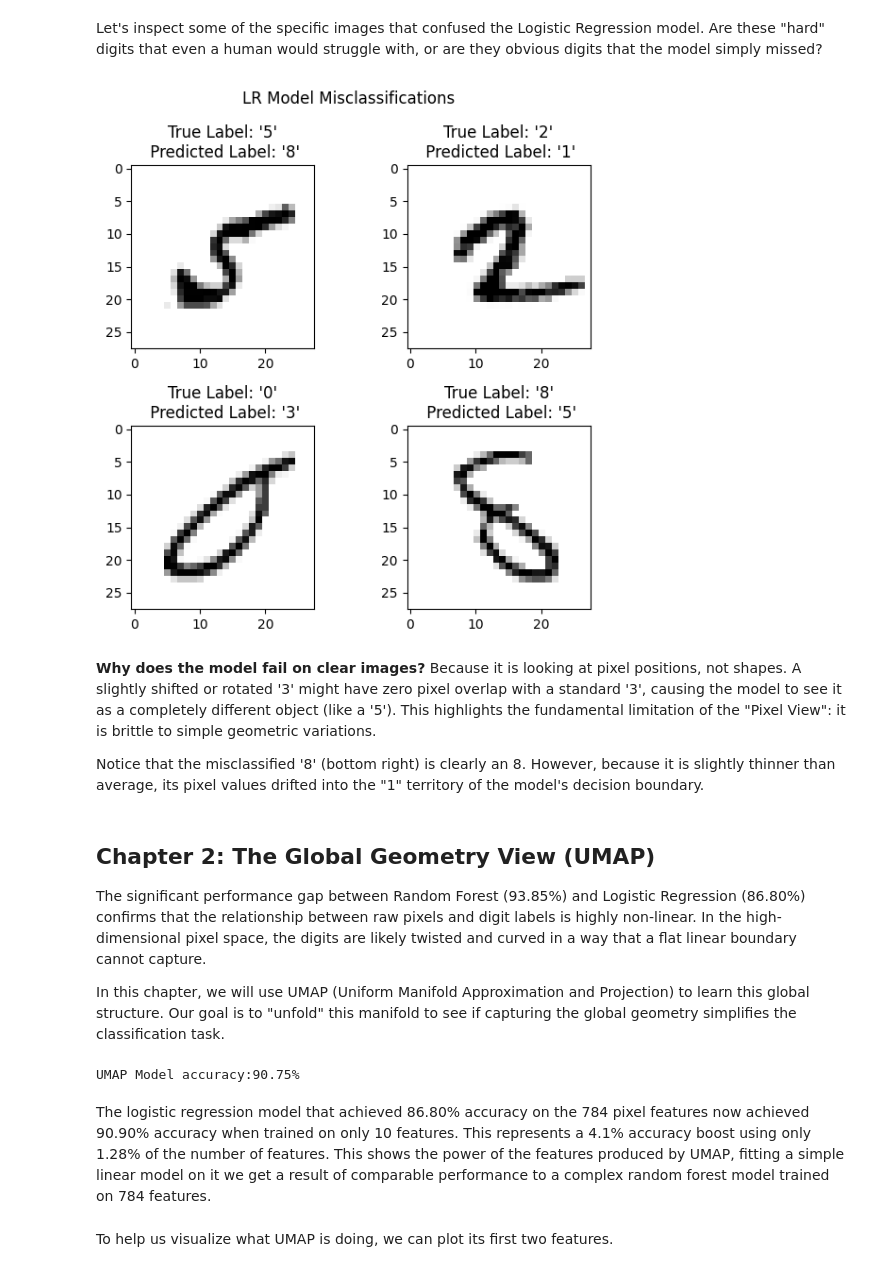
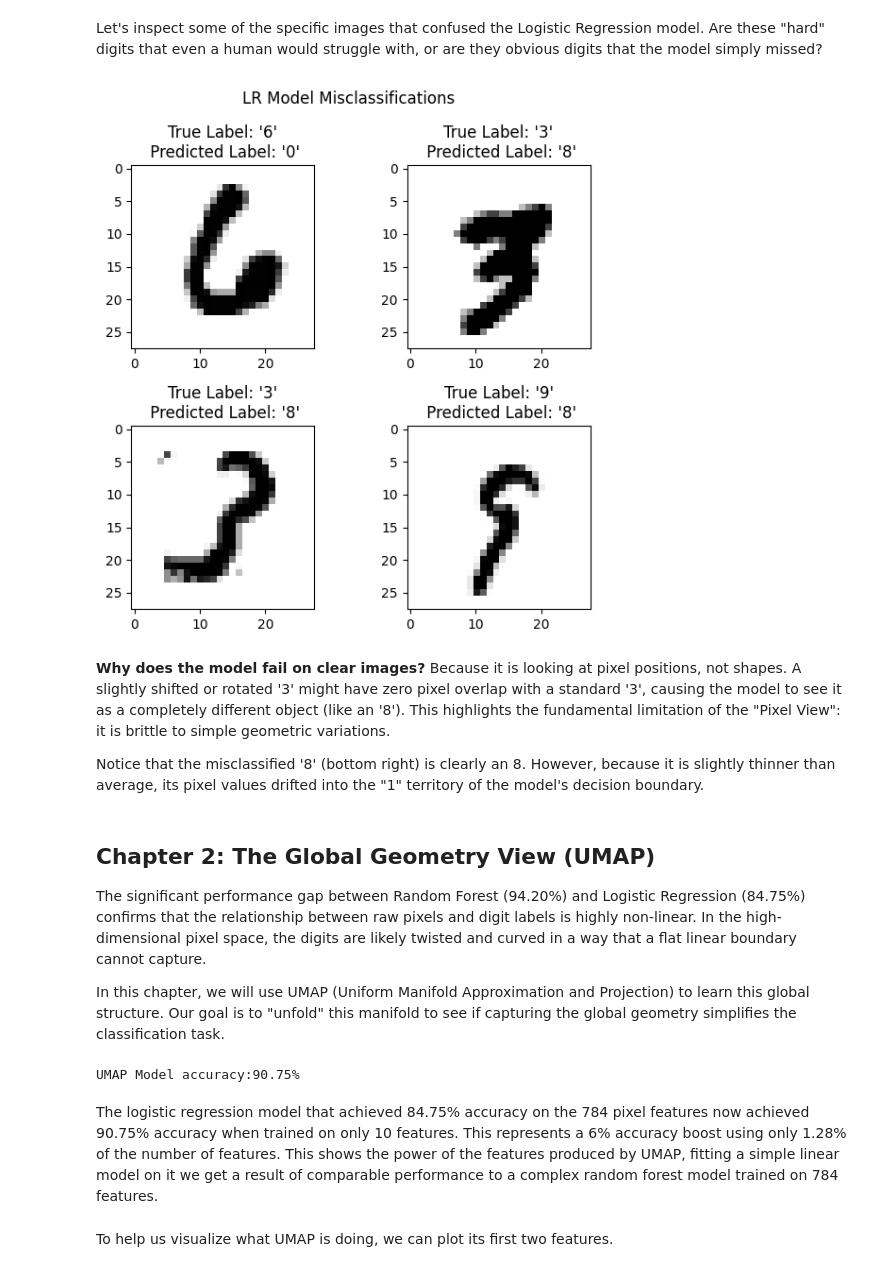
Before and after one commit to marcosorseli/mnist-geometric-topological-analysis, a Jupyter notebook: MNIST_Geometric_Topological_Analysis.ipynb, the cells around one changed output. Cells and saved outputs as stored; diff of their text form; code cells hidden in the pictures.

```diff
--- a/MNIST_Geometric_Topological_Analysis.ipynb
+++ b/MNIST_Geometric_Topological_Analysis.ipynb
@@ -181,24 +181,24 @@ Let's inspect some of the specific images that confused the Logistic Regression
 # %%
 indexes = np.flatnonzero(y_pred_pixel_lr != y_test)
 fig, axis = plt.subplots(ncols=2,nrows=2,figsize=(6,6))
 # 'axes.flat' gives you a 1D iterator: [ax(0,0), ax(0,1), ax(1,0), ax(1,1)]
 # 'zip' pairs each axis with one of your indexes
-for ax, index in zip(axis.flat, indexes[0:4]):
+for ax, index in zip(axis.flat, indexes[4:9]):
     img = X_test[index].reshape(28, 28)
     ax.imshow(img, cmap='gray_r')
     ax.set_title(f"True Label: '{y_test[index]}'\n Predicted Label: '{y_pred_pixel_lr[index]}'")
 fig.suptitle("LR Model Misclassifications")
 plt.tight_layout()
 plt.show()
 # %% [output]
-[figure, old version]
+[figure, new version]
 # %% [markdown]
-**Why does the model fail on clear images?** Because it is looking at pixel positions, not shapes. A slightly shifted or rotated '3' might have zero pixel overlap with a standard '3', causing the model to see it as a completely different object (like a '5'). This highlights the fundamental limitation of the "Pixel View": it is brittle to simple geometric variations.
+**Why does the model fail on clear images?** Because it is looking at pixel positions, not shapes. A slightly shifted or rotated '3' might have zero pixel overlap with a standard '3', causing the model to see it as a completely different object (like an '8'). This highlights the fundamental limitation of the "Pixel View": it is brittle to simple geometric variations.
 
 Notice that the misclassified '8' (bottom right) is clearly an 8. However, because it is slightly thinner than average, its pixel values drifted into the "1" territory of the model's decision boundary.
 # %% [markdown]
 ## Chapter 2: The Global Geometry View (UMAP)
-The significant performance gap between Random Forest (93.85%) and Logistic Regression (86.80%) confirms that the relationship between raw pixels and digit labels is highly non-linear. In the high-dimensional pixel space, the digits are likely twisted and curved in a way that a flat linear boundary cannot capture.
+The significant performance gap between Random Forest (94.20%) and Logistic Regression (84.75%) confirms that the relationship between raw pixels and digit labels is highly non-linear. In the high-dimensional pixel space, the digits are likely twisted and curved in a way that a flat linear boundary cannot capture.
 
 In this chapter, we will use UMAP (Uniform Manifold Approximation and Projection) to learn this global structure. Our goal is to "unfold" this manifold to see if capturing the global geometry simplifies the classification task.
 # %%
@@ -222,7 +222,7 @@ print(f'UMAP Model accuracy:{umap_acc:.2%}')
 # %% [output]
 UMAP Model accuracy:90.75%
 # %% [markdown]
-The logistic regression model that achieved 86.80% accuracy on the 784 pixel features now achieved 90.90% accuracy when trained on only 10 features. This represents a 4.1% accuracy boost using only 1.28% of the number of features. This shows the power of the features produced by UMAP, fitting a simple linear model on it we get a result of comparable performance to a complex random forest model trained on 784 features.
+The logistic regression model that achieved 84.75% accuracy on the 784 pixel features now achieved 90.75% accuracy when trained on only 10 features. This represents a 6% accuracy boost using only 1.28% of the number of features. This shows the power of the features produced by UMAP, fitting a simple linear model on it we get a result of comparable performance to a complex random forest model trained on 784 features.
 # %% [markdown]
 To help us visualize what UMAP is doing, we can plot its first two features.
 # %%
```
Also changed, not shown: parts of 8 cells of this notebook, 2 other files.
